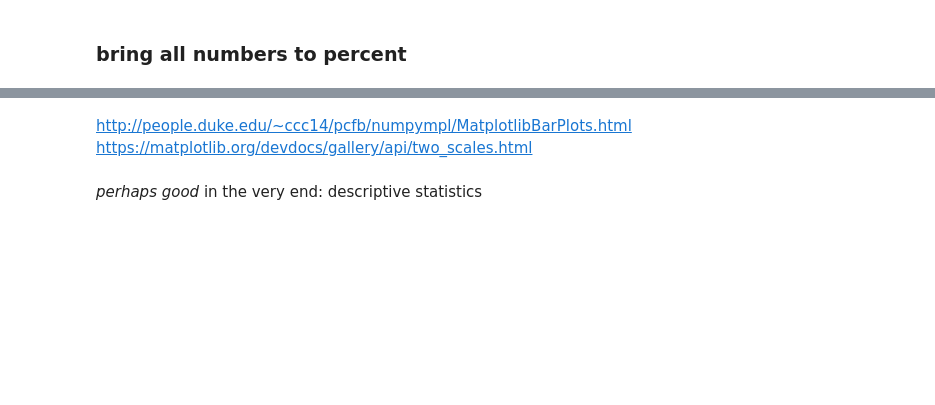
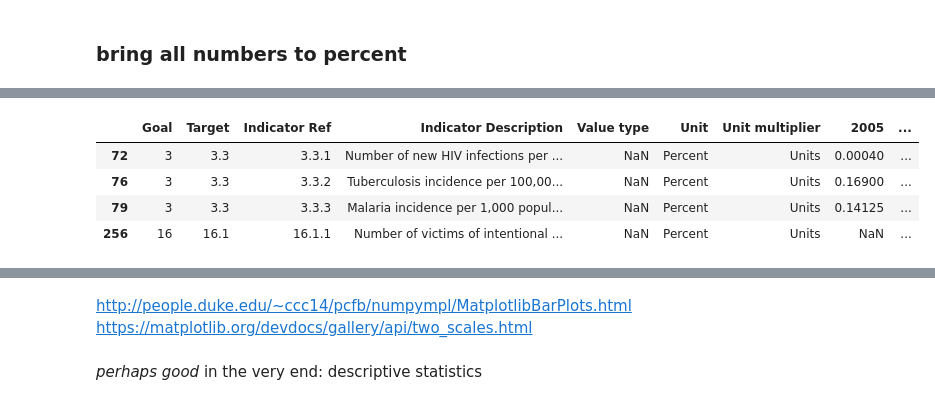
Before and after one commit to felix-laumann/MBML-SDG-targets, a Jupyter notebook: Data preprocessing and visualisation_GalinaFelix.ipynb, the cells around one changed output, grey strips where cells are left out. Saved outputs shown, nothing was run; the diff lists cells and outputs as text; code cells hidden in the pictures; blank space fills up the shorter version.

```diff
--- a/Data preprocessing and visualisation_GalinaFelix.ipynb
+++ b/Data preprocessing and visualisation_GalinaFelix.ipynb
@@ -322,15 +305,19 @@ df_population[df_population['Indicator Description'].str.contains('Suicide morta
 year = ['2005', '2006', '2007', '2008', '2009', '2010', '2011', '2012', '2013',
        '2014', '2015', '2016', '2017']
 # %%
-def toPercent(unit, n):
-    if np.isnan(n): # does not work!
+def popToPercent(unit, n):
+    if type(n)==float:
+        n2 = n
+    elif n.find(',') != -1:
+        n = n.replace(',','')
+    n2 = float(n)
+    if np.isnan(n2):
         return np.nan
-    n = float(n.replace(',',''))
     if unit =='Percent':
-        return n
+        return n2
     if unit == 'Per 1,000 population' or 'Per 1,000 uninfected population':
-        return n/1000
-    elif unit == 'Per 100,000 population':
-        return n/100000
+        return n2/10
+    if unit == 'Per 100,000 population':
+        return n2/1000
 # %%
 df_pop_soon_percent = df_population[~df_population['Unit'].isin(['Number'])]
@@ -341,6 +323,0 @@ list(df_pop_soon_percent[df_pop_soon_percent.index==96]['2013'])
-# %%
-for y in year:
-    test = df_pop_soon_percent[y].unique()
-    for t in test:
-        print(y)
-        print(float(t))
@@ -469,10 +498,16 @@ def toPercent(unit, n):
 # %%
 df_to_percent = df_p4.copy()
 
-for year in years:
-    df_to_percent[year] = df_p4.apply(lambda r: toPercent(r['Unit'], float(r[year])), axis=1)
+for y in year:
+    df_to_percent[y] = df_p4.apply(lambda r: toPercent(r['Unit'], float(r[y])), axis=1)
 df_to_percent['Unit'] = 'Percent'
 
 df_to_percent
+# %% [output]
+|  | Goal | Target | Indicator Ref | Indicator Description | Value type | Unit | Unit multiplier | 2005 | ... |
+| 72 | 3 | 3.3 | 3.3.1 | Number of new HIV infections per ... | NaN | Percent | Units | 0.00040 | ... |
+| 76 | 3 | 3.3 | 3.3.2 | Tuberculosis incidence per 100,00... | NaN | Percent | Units | 0.16900 | ... |
+| 79 | 3 | 3.3 | 3.3.3 | Malaria incidence per 1,000 popul... | NaN | Percent | Units | 0.14125 | ... |
+| 256 | 16 | 16.1 | 16.1.1 | Number of victims of intentional ... | NaN | Percent | Units | NaN | ... |
 # %%
 df_p4
```
Also changed, not shown: parts of 21 cells of this notebook, 1 other file.
